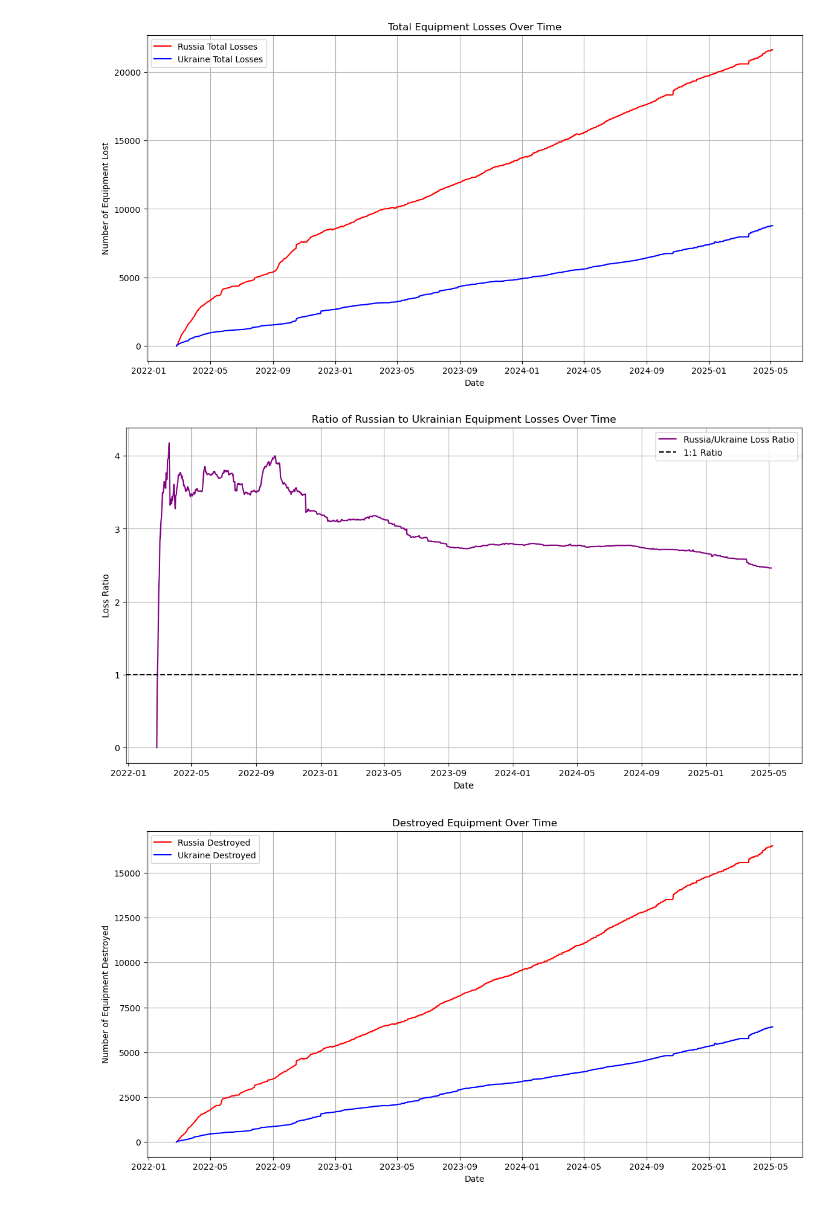
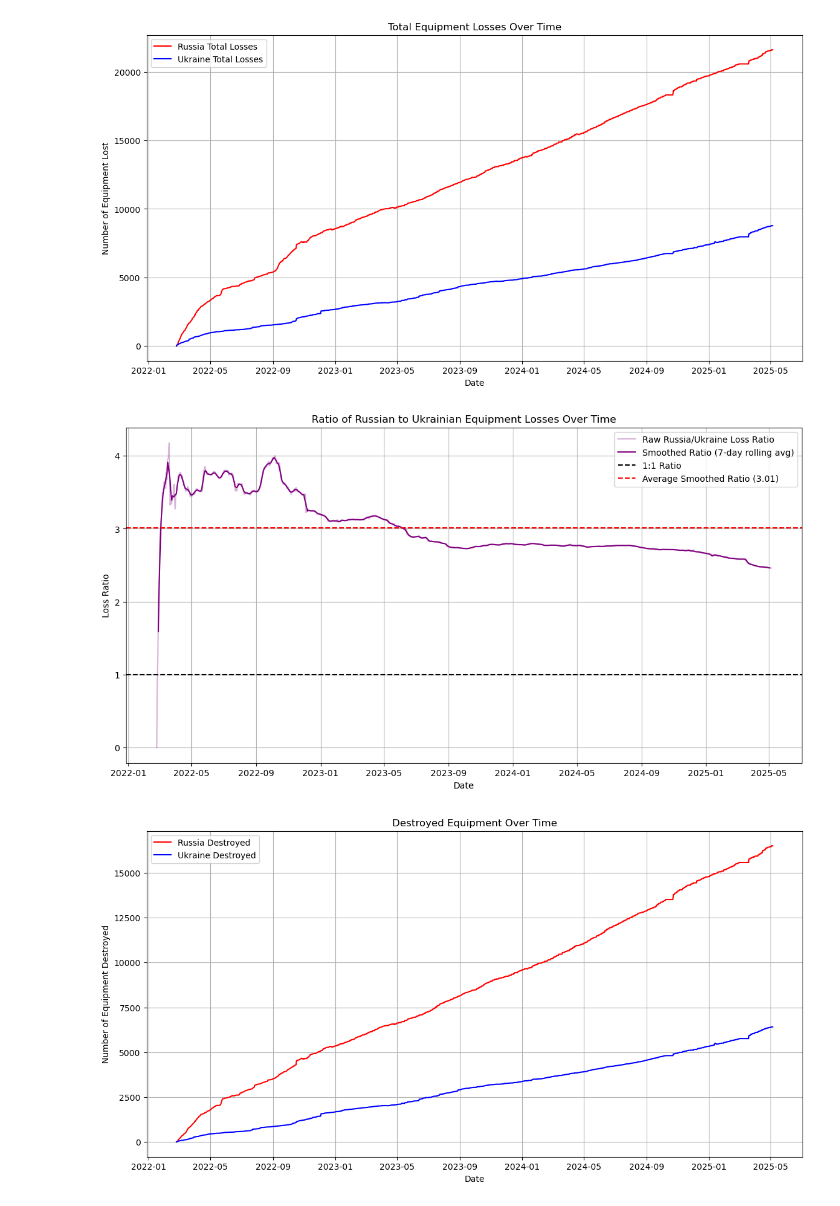
Before and after one commit to karmat314/Data-analytics-project, a Jupyter notebook: Rus-Ukr-Equipment/equipment_losses.ipynb, the cells around one changed output. Cells and saved outputs as stored; diff of their text form; code cells hidden in the pictures.

```diff
--- a/Rus-Ukr-Equipment/equipment_losses.ipynb
+++ b/Rus-Ukr-Equipment/equipment_losses.ipynb
@@ -87,18 +109,34 @@ plt.show()
 # %% [output]
 [figure]
 # %%
-# Plotting ratio of losses
+# Calculate 7-day rolling average (centered) for smoothing
+df['Ratio_RU_UA_Smoothed'] = df['Ratio RU/UA'].rolling(window=7, center=True).mean()
+
+# Calculate the average of the smoothed ratio
+average_ratio = df['Ratio_RU_UA_Smoothed'].mean()
+
 plt.figure(figsize=(14, 7))
-plt.plot(df.index, df['Ratio RU/UA'], label='Russia/Ukraine Loss Ratio', color='purple')
+
+# Plot the raw ratio (lighter color for contrast)
+plt.plot(df.index, df['Ratio RU/UA'], label='Raw Russia/Ukraine Loss Ratio', color='purple', alpha=0.3)
+
+# Plot the smoothed ratio (solid line)
+plt.plot(df.index, df['Ratio_RU_UA_Smoothed'], label='Smoothed Ratio (7-day rolling avg)', color='purple')
+
+# Plot the 1:1 line
 plt.axhline(y=1, color='black', linestyle='--', label='1:1 Ratio')
+
+# Plot the average smoothed ratio line
+plt.axhline(y=average_ratio, color='red', linestyle='--', label=f'Average Smoothed Ratio ({average_ratio:.2f})')
+
 plt.title('Ratio of Russian to Ukrainian Equipment Losses Over Time')
 plt.xlabel('Date')
 plt.ylabel('Loss Ratio')
 plt.legend()
 plt.grid(True)
 plt.show()
 # %% [output]
-[figure, old version]
+[figure, new version]
 # %%
 # Plotting destroyed equipment
 plt.figure(figsize=(14, 7))
```
Also changed, not shown: parts of 22 cells of this notebook, 10 other files.
